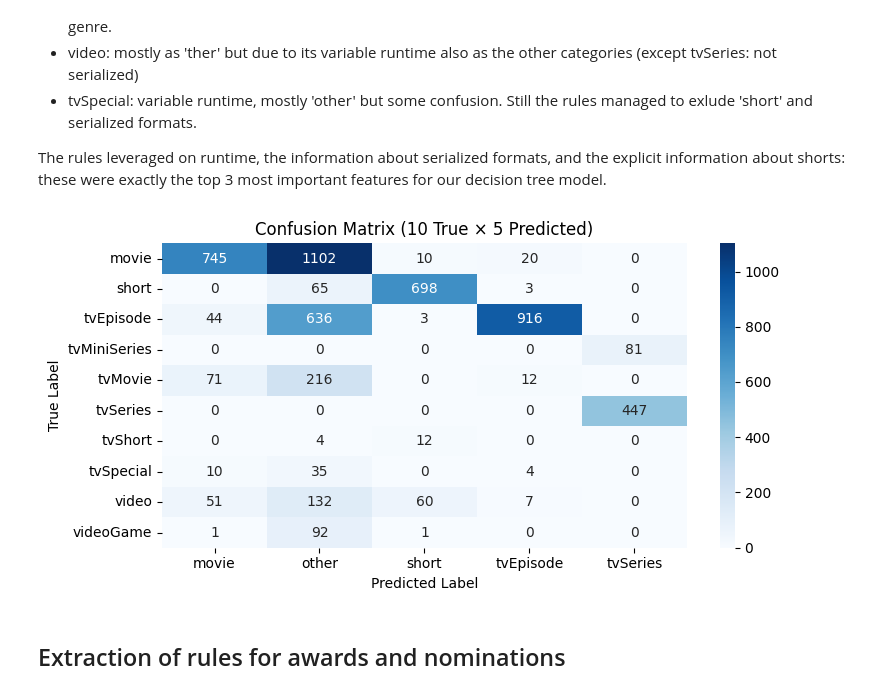
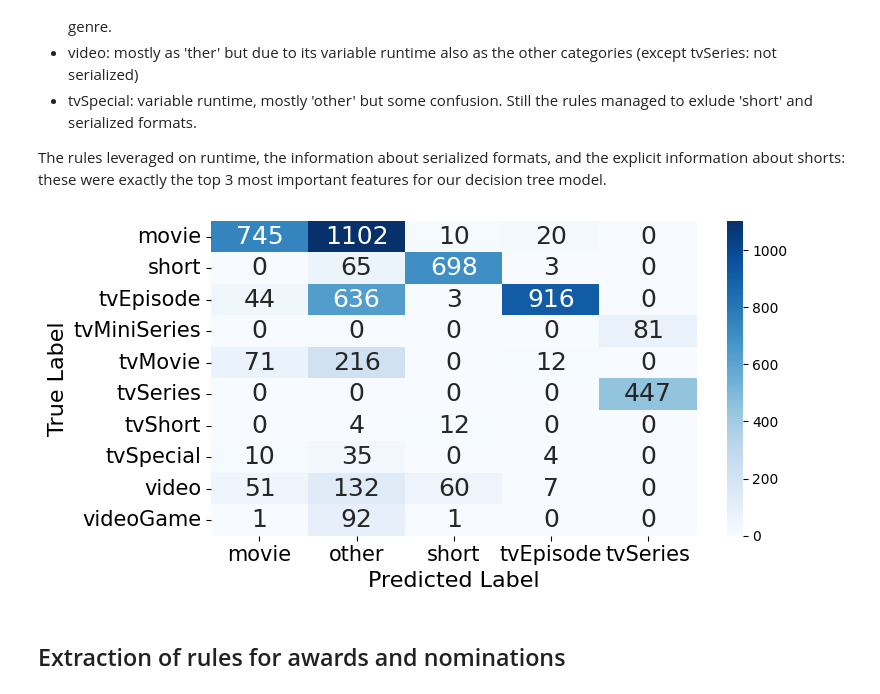
Before and after one commit to g-fabiani4-unipi/dm1_project, a Jupyter notebook: src/pattern_mining.ipynb, the cells around one changed output. Saved outputs shown, nothing was run; the diff lists cells and outputs as text; code cells hidden in the pictures.

```diff
--- a/src/pattern_mining.ipynb
+++ b/src/pattern_mining.ipynb
@@ -286,9 +314,10 @@ len_freq_it = [] # all frequent itemsets
 len_max_it = [] # maximal
 len_cl_it = [] # closed
 
-max_supp = 25
+min_sup = 2
+max_supp = 31
 
-for i in range(1, max_supp):
+for i in range(min_sup, max_supp):
     freq_itemsets = fpgrowth(X, target="s", supp=i, zmin=zmin)
     max_itemsets = fpgrowth(X, target="m", supp=i, zmin=zmin)
     cl_itemsets = fpgrowth(X, target="c", supp=i, zmin=zmin)
@@ -296,12 +325,14 @@ for i in range(1, max_supp):
     len_max_it.append(len(max_itemsets))
     len_cl_it.append(len(cl_itemsets))
     len_freq_it.append(len(freq_itemsets))
-plt.plot(np.arange(1, max_supp), len_max_it, label="maximal")
-plt.plot(np.arange(1, max_supp), len_cl_it, label="closed")
+plt.plot(np.arange(min_sup, max_supp), len_max_it, label="maximal")
+plt.plot(np.arange(min_sup, max_supp), len_cl_it, label="closed")
 #plt.plot(np.arange(1, max_supp), len_freq_it, label="all frequent")
-plt.legend()
-plt.xlabel("minsup (%)")
-plt.ylabel("# of itemsets")
+plt.legend(fontsize=20)
+plt.xlabel("minsup (%)", fontsize=15)
+plt.xticks(fontsize=15)
+plt.ylabel("# of itemsets", fontsize=15)
+plt.yticks(fontsize=12)
 
 #plt.yscale('log')
 
@@ -329,5 +364,5 @@ plt.show()
 # %%
-x = np.arange(2, max_supp)
+x = np.arange(min_sup, max_supp)
 fig = go.Figure()
 
 for tt in title_types:
@@ -629,24 +689,26 @@ The rules leveraged on runtime, the information about serialized formats, and th
 # %%
 y_test = df_test['titleType'].values
 y_pred = df_test.apply(classify_title_type, axis=1).values
 
 # Generate confusion matrix (rectangular) using crosstab
 cm_df = pd.crosstab(pd.Series(y_test, name='True'), pd.Series(y_pred, name='Predicted'))
 
 # ensure all labels are represented (fill missing ones)
 true_labels = sorted(df_test['titleType'].unique())
 pred_labels = sorted(pd.Series(y_pred).unique())
 cm_df = cm_df.reindex(index=true_labels, columns=pred_labels, fill_value=0)
 
 plt.figure(figsize=(8, 4))
-sns.heatmap(cm_df, annot=True, fmt='d', cmap='Blues')
-plt.xlabel('Predicted Label')
-plt.ylabel('True Label')
-plt.title('Confusion Matrix (10 True × 5 Predicted)')
+sns.heatmap(cm_df, annot=True, fmt='d', cmap='Blues', annot_kws={"size": 18})
+plt.xlabel('Predicted Label', fontsize=16)
+plt.ylabel('True Label', fontsize=16)
+#plt.title('Confusion Matrix (10 True × 5 Predicted)')
+plt.xticks(fontsize=15)
+plt.yticks(fontsize=15)
 plt.tight_layout()
 plt.show()
 # %% [output]
-[figure, old version]
+[figure, new version]
 # %% [markdown]
 ## Extraction of rules for awards and nominations
 # %%
```
Also changed, not shown: parts of 12 cells of this notebook, 9 other files.
